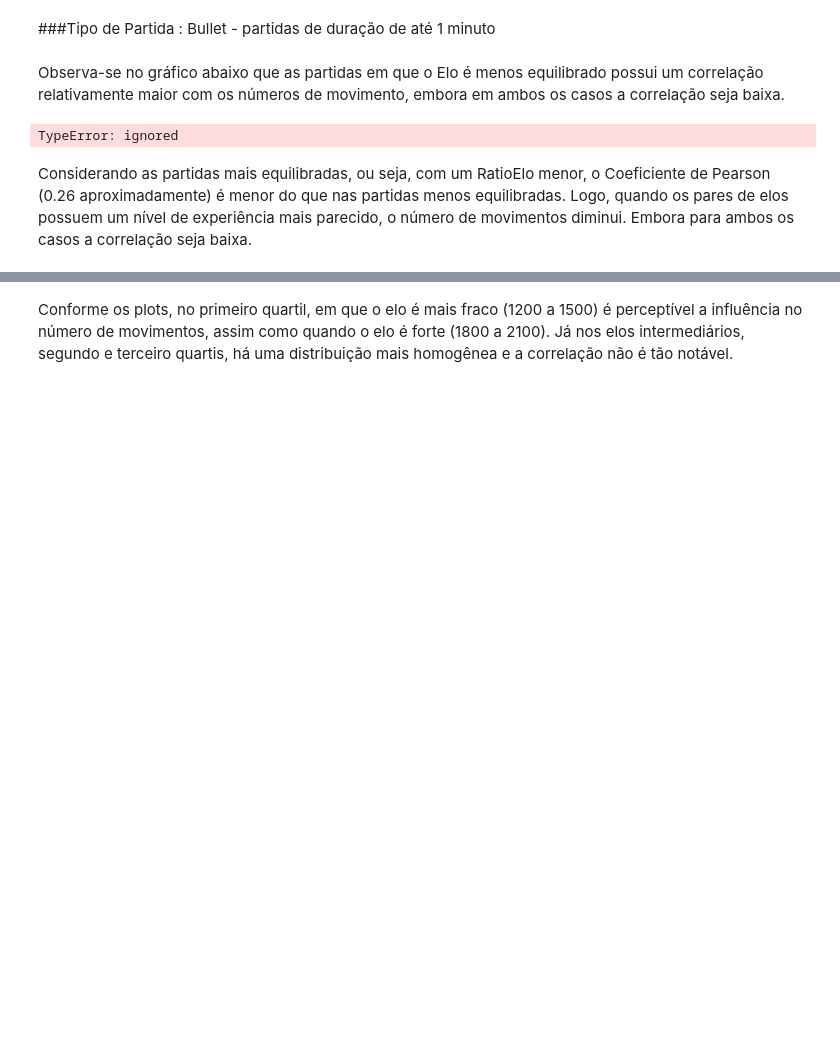
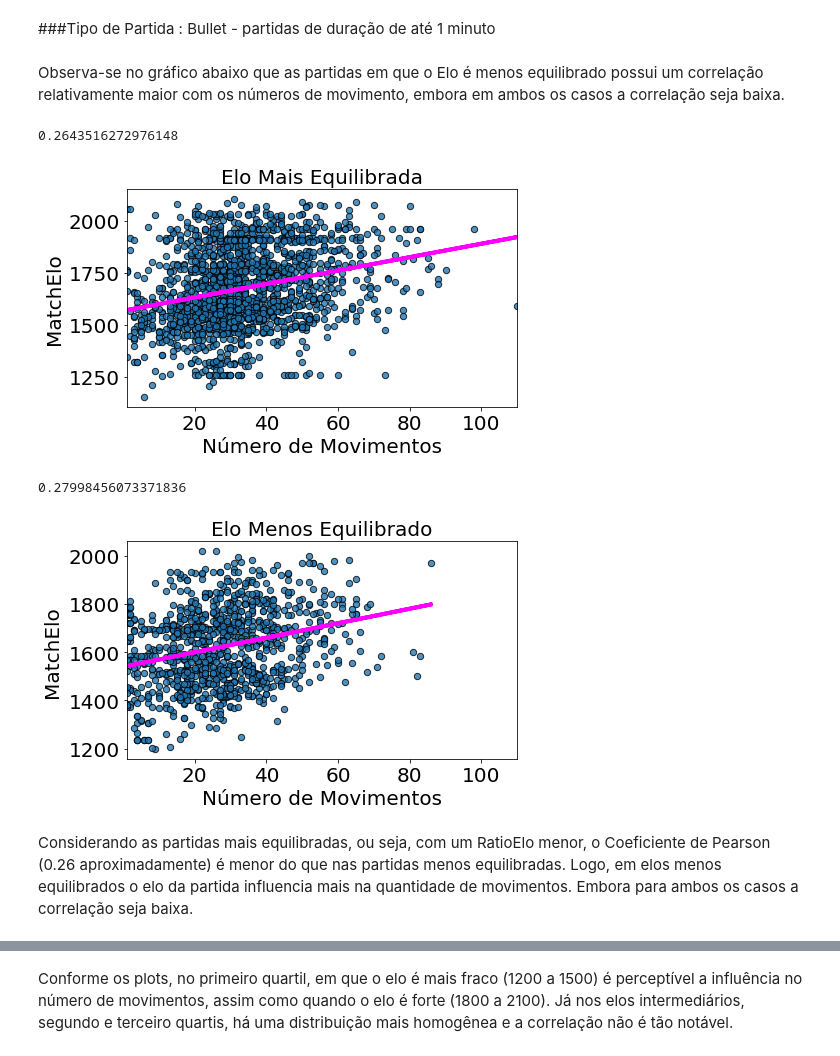
Before and after one commit to otavioml/Chess-Data-Analysis, a Jupyter notebook: Chess_Data_Analysis.ipynb, the cells around one changed output, grey strips where cells are left out. Saved outputs shown, nothing was run; the diff lists cells and outputs as text; code cells hidden in the pictures; blank space fills up the shorter version.

```diff
--- a/Chess_Data_Analysis.ipynb
+++ b/Chess_Data_Analysis.ipynb
@@ -364,12 +364,16 @@ def least_squares_fit(x, y):
 def reg_by_elo (tipoPartida, sample=1000):
 
   temp = df.where(df['TimeControl'] == tipoPartida ).dropna()#.sample(sample)
+  x_min = temp['Number_of_Moves'].min()
+  x_max = temp['Number_of_Moves'].max()
+
   eloMean = temp['RatioElo'].mean()
   temp = temp[temp['RatioElo'] < eloMean]
 
 
   x = temp['Number_of_Moves']
   y = temp['MatchElo']
+
   print(x.corr(y, method= 'pearson'))
 
   alpha, beta = least_squares_fit(x, y)
@@ -380,6 +384,7 @@ def reg_by_elo (tipoPartida, sample=1000):
   plt.xlabel('Número de Movimentos')
   plt.ylabel('MatchElo')
   plt.title('Elo Mais Equilibrada')
+  plt.xlim(x_min,x_max)
   plt.show()
 
   temp = df.where(df['TimeControl'] == 'Bullet').dropna()#.sample(sample)
@@ -400,6 +405,7 @@ def reg_by_elo (tipoPartida, sample=1000):
   plt.ylabel('MatchElo ')
   plt.xlabel('Número de Movimentos')
   plt.title('Elo Menos Equilibrado')
+  plt.xlim(x_min,x_max)
   plt.show()
 # %%
 def reglin (tipoPartida, variavel, sample = 10000, escala = False,):
@@ -448,9 +463,12 @@ RatioElo: Razão entre maior e menor elo.
 # %% [markdown]
 Observa-se no gráfico abaixo que as partidas em que o Elo é menos equilibrado possui um correlação relativamente maior com os números de movimento, embora em ambos os casos a correlação seja baixa.
 # %%
-reg_by_elo('Bullet', escala = True)
+reg_by_elo('Bullet')
 # %% [output]
-TypeError: ignored
+0.2643516272976148
+[figure, added]
+0.27998456073371836
+[figure, added]
 # %% [markdown]
-Considerando as partidas mais equilibradas, ou seja, com um RatioElo menor, o Coeficiente de Pearson (0.26 aproximadamente) é menor do que nas partidas menos equilibradas. Logo, quando os pares de elos possuem um nível de experiência mais parecido, o número de movimentos diminui. Embora para ambos os casos a correlação seja baixa.
+Considerando as partidas mais equilibradas, ou seja, com um RatioElo menor, o Coeficiente de Pearson (0.26 aproximadamente) é menor do que nas partidas menos equilibradas. Logo, em elos menos equilibrados o elo da partida influencia mais na quantidade de movimentos. Embora para ambos os casos a correlação seja baixa.
 # %%
```
Also changed, not shown: parts of 16 cells of this notebook.
